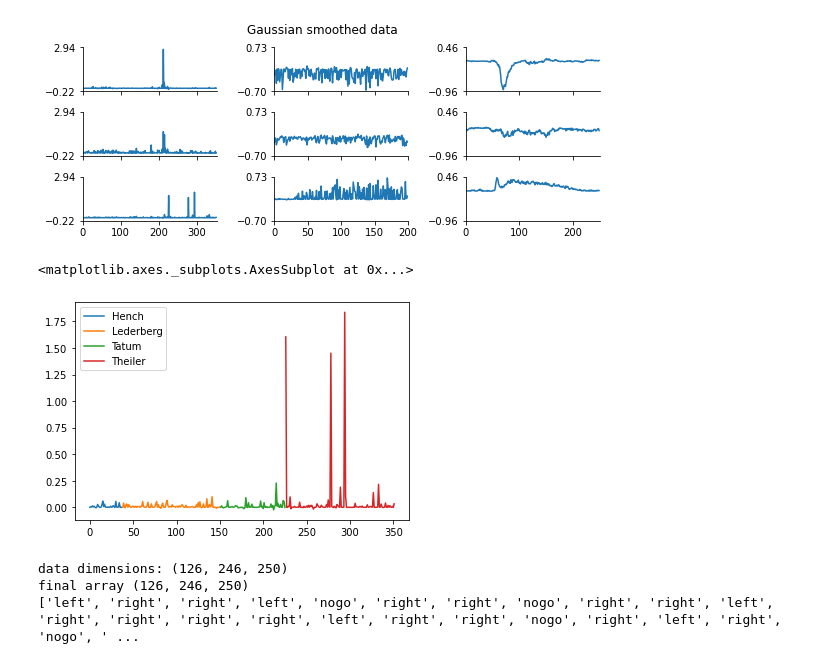
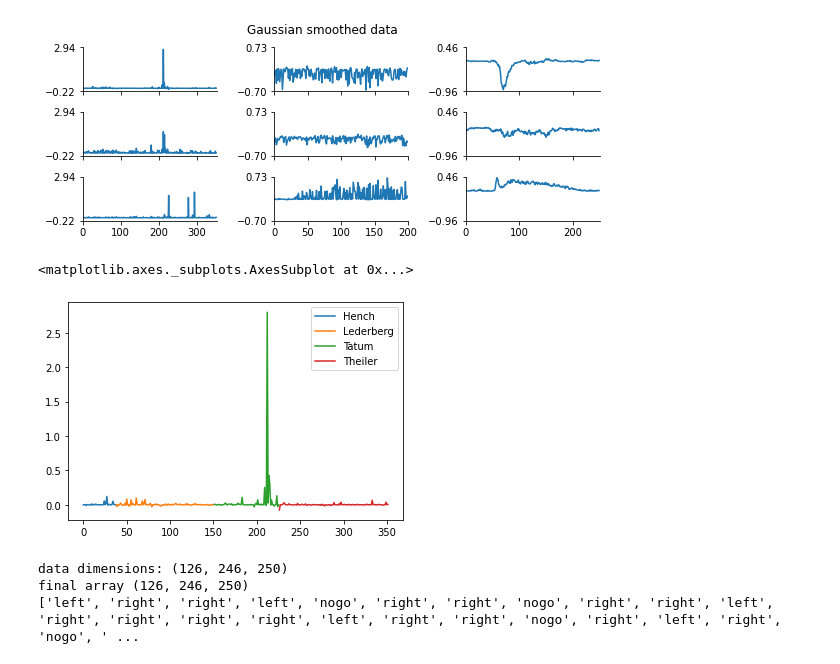
Before and after one commit to Devlaxman93/Neurohackers, a Jupyter notebook: Steinmetz_SC_analysis.ipynb, the cells around one changed output. Drawn from its saved outputs; the diff is of its cells as text; code cells hidden in the pictures.

```diff
--- a/Steinmetz_SC_analysis.ipynb
+++ b/Steinmetz_SC_analysis.ipynb
@@ -201,17 +199,11 @@ fig.suptitle("Gaussian smoothed data",y=1.04)
 fig.tight_layout()
 # %% [output]
 [figure]
-# %%
-cmap = plt.get_cmap('viridis')
-# print(U_VISam.factors[0][:, 0].shape)
-# print(len(mice_VISam))
-# print(np.arange(U_VISam.factors[0][:, 0].shape[0]))
-sns.lineplot(x = np.arange(U_VISam.factors[0][:,2].shape[0]), y = U_VISam.factors[0][:, 2], hue = mice_VISam)
-# plt.plot(U_VISam.factors[0][0,:], c=mice_VISam)
-# plt.show()
-# %% [output]
-<matplotlib.axes._subplots.AxesSubplot at 0x...>
-[figure, removed]
+# %%
+sns.lineplot(x = np.arange(U_VISam.factors[0][:,0].shape[0]), y = U_VISam.factors[0][:, 0], hue = mice_VISam)
+# %% [output]
+<matplotlib.axes._subplots.AxesSubplot at 0x...>
+[figure, added]
 # %%
 # just session 39 data for VISam
 joint_array_VISam_39, responses_VISam_39 = tca_by_region_session(alldat[38], "VISam")
```
Also changed, not shown: parts of 2 cells of this notebook.
